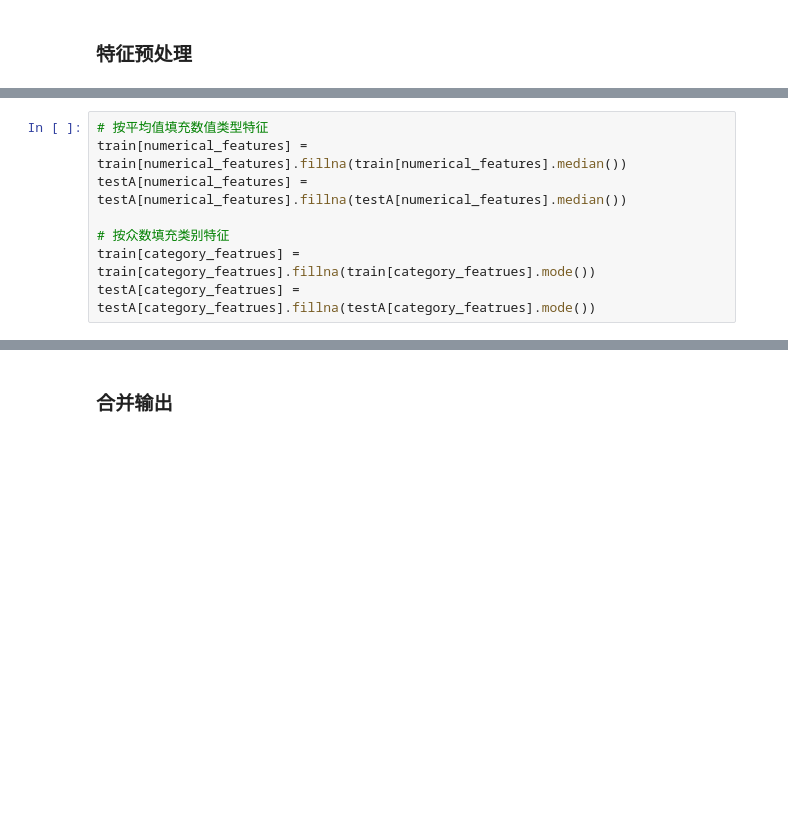
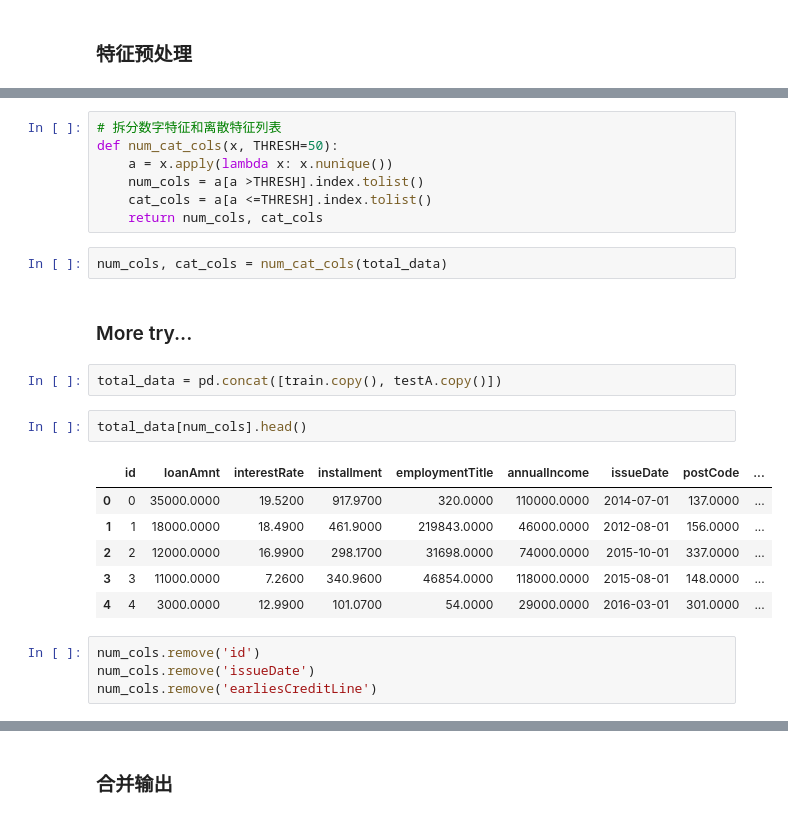
Before and after one commit to zhi-sh/competitions, a Jupyter notebook: TC_金融风控-贷款违约预测/T2_特征工程.ipynb, the cells around one changed output, grey strips where cells are left out. Drawn from its saved outputs; the diff is of its cells as text; blank space fills up the shorter version.

```diff
--- a/TC_金融风控-贷款违约预测/T2_特征工程.ipynb
+++ b/TC_金融风控-贷款违约预测/T2_特征工程.ipynb
@@ -69,8 +42,0 @@ numerical_features.remove(label)
-# %%
-# 按平均值填充数值类型特征
-train[numerical_features] = train[numerical_features].fillna(train[numerical_features].median())
-testA[numerical_features] = testA[numerical_features].fillna(testA[numerical_features].median())
-
-# 按众数填充类别特征
-train[category_featrues] = train[category_featrues].fillna(train[category_featrues].mode())
-testA[category_featrues] = testA[category_featrues].fillna(testA[category_featrues].mode())
@@ -183,0 +168,26 @@ for data in [train, testA]:
+# %%
+# 拆分数字特征和离散特征列表
+def num_cat_cols(x, THRESH=50):
+    a = x.apply(lambda x: x.nunique())
+    num_cols = a[a >THRESH].index.tolist()
+    cat_cols = a[a <=THRESH].index.tolist()
+    return num_cols, cat_cols
+# %%
+num_cols, cat_cols = num_cat_cols(total_data)
+# %% [markdown]
+### More try...
+# %%
+total_data = pd.concat([train.copy(), testA.copy()])
+# %%
+total_data[num_cols].head()
+# %% [output]
+|  | id | loanAmnt | interestRate | installment | employmentTitle | annualIncome | issueDate | postCode | ... |
+| 0 | 0 | 35000.0000 | 19.5200 | 917.9700 | 320.0000 | 110000.0000 | 2014-07-01 | 137.0000 | ... |
+| 1 | 1 | 18000.0000 | 18.4900 | 461.9000 | 219843.0000 | 46000.0000 | 2012-08-01 | 156.0000 | ... |
+| 2 | 2 | 12000.0000 | 16.9900 | 298.1700 | 31698.0000 | 74000.0000 | 2015-10-01 | 337.0000 | ... |
+| 3 | 3 | 11000.0000 | 7.2600 | 340.9600 | 46854.0000 | 118000.0000 | 2015-08-01 | 148.0000 | ... |
+| 4 | 4 | 3000.0000 | 12.9900 | 101.0700 | 54.0000 | 29000.0000 | 2016-03-01 | 301.0000 | ... |
+# %%
+num_cols.remove('id')
+num_cols.remove('issueDate')
+num_cols.remove('earliesCreditLine')
```
Also changed, not shown: parts of 31 cells of this notebook, 1 other file.
